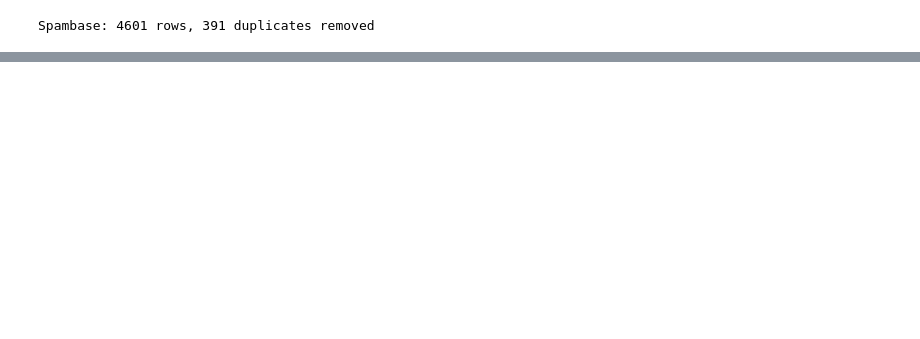
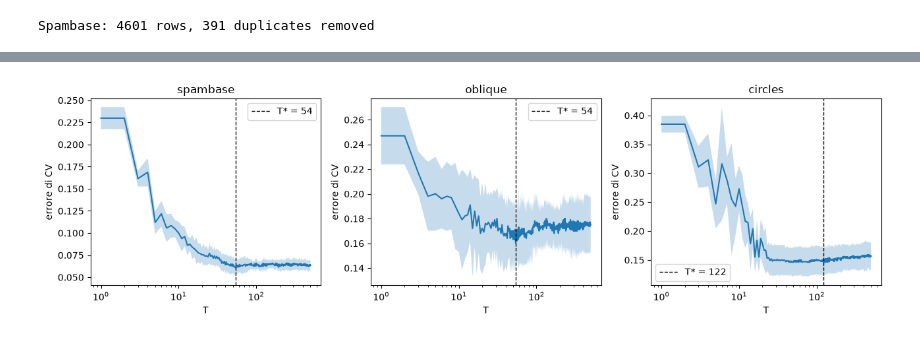
Before and after one commit to MarcoColan01/project-SM4ML2526, a Jupyter notebook: notebooks/2_tuning.ipynb, the cells around one changed output, grey strips where cells are left out. Saved outputs shown, nothing was run; the diff lists cells and outputs as text; code cells hidden in the pictures; blank space fills up the shorter version.

Commit message:
(WORKS) Hyperparameters tuning performed

```diff
--- a/notebooks/2_tuning.ipynb
+++ b/notebooks/2_tuning.ipynb
@@ -50,0 +66,18 @@ ValueError: zero-size array to reduction operation maximum which has no identity
+# %%
+best, cv = {}, {}
+
+for name, s in splits.items():
+    t0 = time.perf_counter()
+    best[name], cv[name] = tuning.tune(s)
+    b, ada = best[name], cv[name]["adaboost"].mean(axis=0)
+    print(f"\n{name} ({time.perf_counter() - t0:.0f}s)")
+    print(f"  AdaBoost: T* = {b['T']}, CV err = {ada[b['T'] - 1]:.3f} (single stump: {ada[0]:.3f})")
+    print(f"  decision tree:   {b['tree']}, CV err = {min(r['mean'] for r in cv[name]['tree']):.3f}")
+    print(f"  logistic regression:       {b['lr']}, CV err = {min(r['mean'] for r in cv[name]['lr']):.3f}")
+    if b["T"] > 0.9 * cfg.T_MAX:
+        print("  increase T_MAX")
+
+    for model, grid in (("tree", cfg.TREE_GRID), ("lr", cfg.LR_GRID)):
+        for key, val in b[model].items():
+            if val in (grid[key][0], grid[key][-1]):
+                print(f"  -> {model}: {key} = {val} border of grid")
@@ -50,0 +101,16 @@ ValueError: zero-size array to reduction operation maximum which has no identity
+# %%
+t = np.arange(1, cfg.T_MAX + 1)
+fig, axes = plt.subplots(1, 3, figsize=(13, 3.8))
+for ax, name in zip(axes, cfg.DATASETS):
+    c = cv[name]["adaboost"]
+    mean, std = c.mean(axis=0), c.std(axis=0)
+    ax.plot(t, mean, lw=1.5)
+    ax.fill_between(t, mean - std, mean + std, alpha=0.25)
+    ax.axvline(best[name]["T"], color="k", ls="--", lw=1, label=f"T* = {best[name]['T']}")
+    ax.set(xscale="log", title=name, xlabel="T", ylabel="errore di CV")
+    ax.legend()
+fig.tight_layout()
+#fig.savefig(cfg.FIG_DIR / "cv_adaboost.pdf", bbox_inches="tight")
+plt.show()
+# %% [output]
+[figure, added]
```
Also changed, not shown: parts of 3 cells of this notebook, 1 other file.
